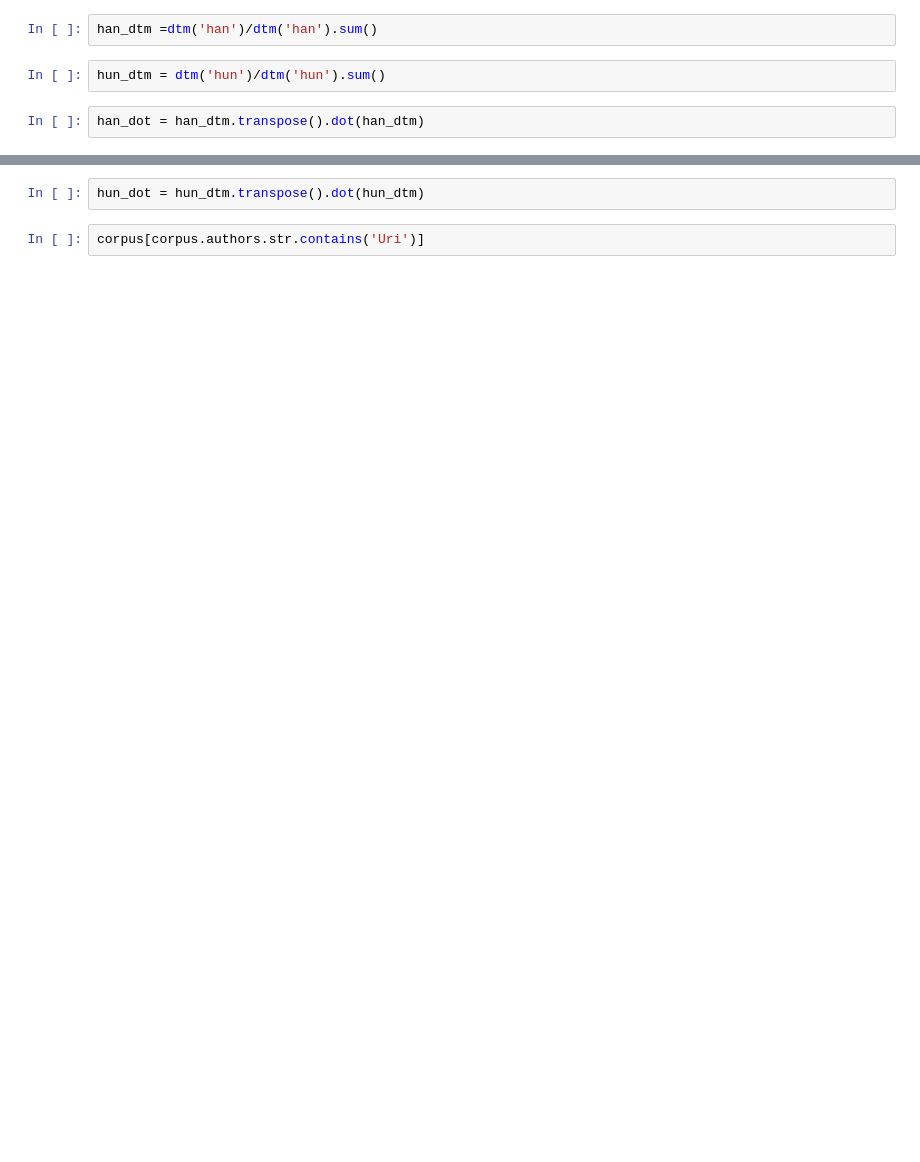
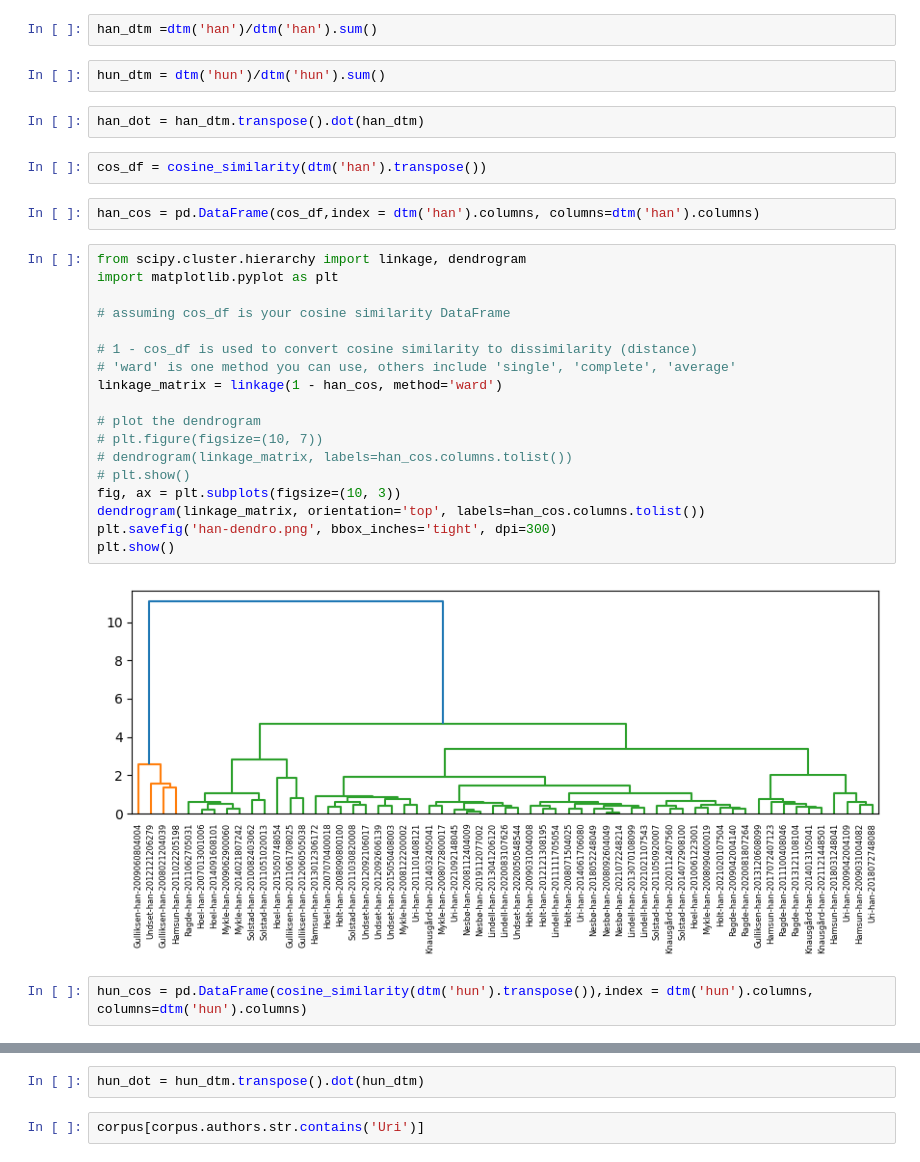
Before and after one commit to Yoonsen/DH2023, a Jupyter notebook: analyse_corpus.ipynb, the cells around one changed output, grey strips where cells are left out. Cells and saved outputs as stored; diff of their text form; blank space fills up the shorter version.

Commit message:
dendro og annet

```diff
--- a/analyse_corpus.ipynb
+++ b/analyse_corpus.ipynb
@@ -106,3 +177,29 @@ han_dtm =dtm('han')/dtm('han').sum()
 hun_dtm = dtm('hun')/dtm('hun').sum()
 # %%
 han_dot = han_dtm.transpose().dot(han_dtm)
+# %%
+cos_df = cosine_similarity(dtm('han').transpose())
+# %%
+han_cos = pd.DataFrame(cos_df,index = dtm('han').columns, columns=dtm('han').columns)
+# %%
+from scipy.cluster.hierarchy import linkage, dendrogram
+import matplotlib.pyplot as plt
+
+# assuming cos_df is your cosine similarity DataFrame
+
+# 1 - cos_df is used to convert cosine similarity to dissimilarity (distance)
+# 'ward' is one method you can use, others include 'single', 'complete', 'average'
+linkage_matrix = linkage(1 - han_cos, method='ward')
+
+# plot the dendrogram
+# plt.figure(figsize=(10, 7))
+# dendrogram(linkage_matrix, labels=han_cos.columns.tolist())
+# plt.show()
+fig, ax = plt.subplots(figsize=(10, 3))
+dendrogram(linkage_matrix, orientation='top', labels=han_cos.columns.tolist())
+plt.savefig('han-dendro.png', bbox_inches='tight', dpi=300)
+plt.show()
+# %% [output]
+[figure, added]
+# %%
+hun_cos = pd.DataFrame(cosine_similarity(dtm('hun').transpose()),index = dtm('hun').columns, columns=dtm('hun').columns)
```
Also changed, not shown: parts of 36 cells of this notebook.
